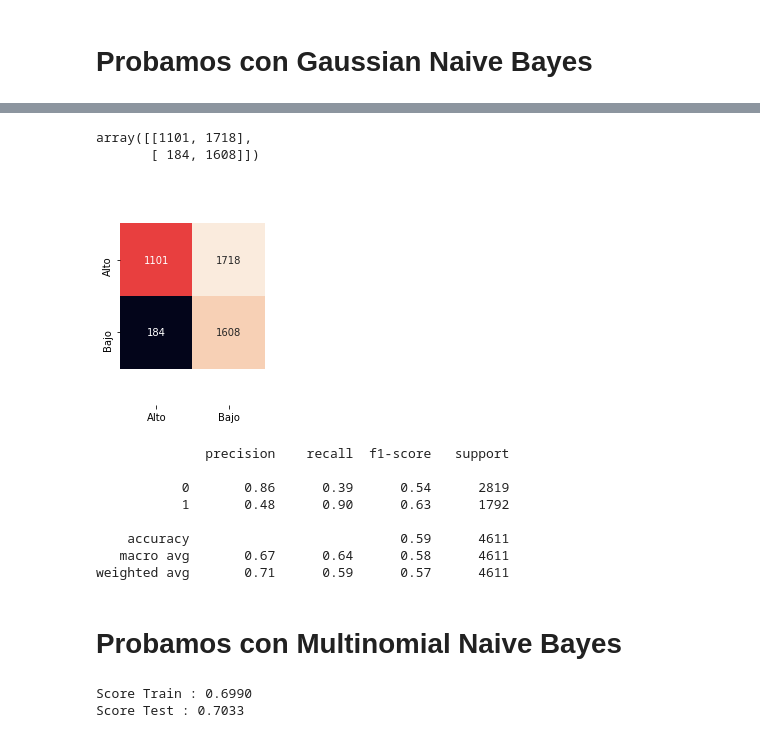
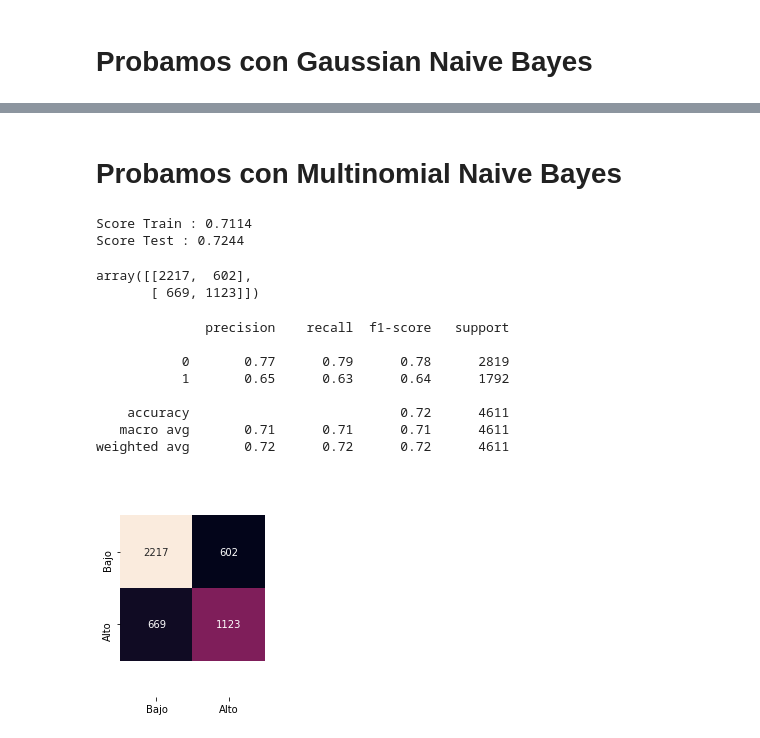
Before and after one commit to francodegio/DigitalHouse, a Jupyter notebook: desafio3/Desafio 3 - Draft Santi.ipynb, the cells around one changed output, grey strips where cells are left out. Saved outputs shown, nothing was run; the diff lists cells and outputs as text; code cells hidden in the pictures.

```diff
--- a/desafio3/Desafio 3 - Draft Santi.ipynb
+++ b/desafio3/Desafio 3 - Draft Santi.ipynb
@@ -421,38 +594,23 @@ Score Test : 0.5875
-# %%
-y_pred = modelGaussianNB.predict(X_test)
-mat=confusion_matrix(y_test, y_pred)
-display(mat)
-
-fig, ax = plt.subplots()
-sns.heatmap(mat, square=True, annot=True, fmt='d', cbar=False,
-            xticklabels=["Alto","Bajo"], yticklabels=["Alto","Bajo"])
-ax.set_ylim(2+0.5,-0.5,-0.5,-0.5);
-# %% [output]
-array([[1101, 1718],
-       [ 184, 1608]])
-[figure, removed]
-# %%
-from sklearn.metrics import classification_report
-print(classification_report(y_test,y_pred))
-# %% [output]
-              precision    recall  f1-score   support
-
-           0       0.86      0.39      0.54      2819
-           1       0.48      0.90      0.63      1792
-
-    accuracy                           0.59      4611
-   macro avg       0.67      0.64      0.58      4611
-weighted avg       0.71      0.59      0.57      4611
 # %% [markdown]
 # Probamos con Multinomial Naive Bayes
 # %%
-import numpy as np
 from sklearn.naive_bayes import MultinomialNB
 
 # TODO TOFIX Acá se puede jugar con los hiperparametros
 modelMultinomialNB = MultinomialNB(alpha=1.0e-10)
 modelMultinomialNB.fit(X_train, y_train);
-scoreByModel(modelMultinomialNB,X_train,X_test,y_train,y_test)
+doMetrics(modelMultinomialNB,X_train,X_test,y_train,y_test)
 # %% [output]
-Score Train : 0.6990
-Score Test : 0.7033
+Score Train : 0.7114
+Score Test : 0.7244
+array([[2217,  602],
+       [ 669, 1123]])
+              precision    recall  f1-score   support
+
+           0       0.77      0.79      0.78      2819
+           1       0.65      0.63      0.64      1792
+
+    accuracy                           0.72      4611
+   macro avg       0.71      0.71      0.71      4611
+weighted avg       0.72      0.72      0.72      4611
+[figure, added]
```
Also changed, not shown: parts of 54 cells of this notebook.
